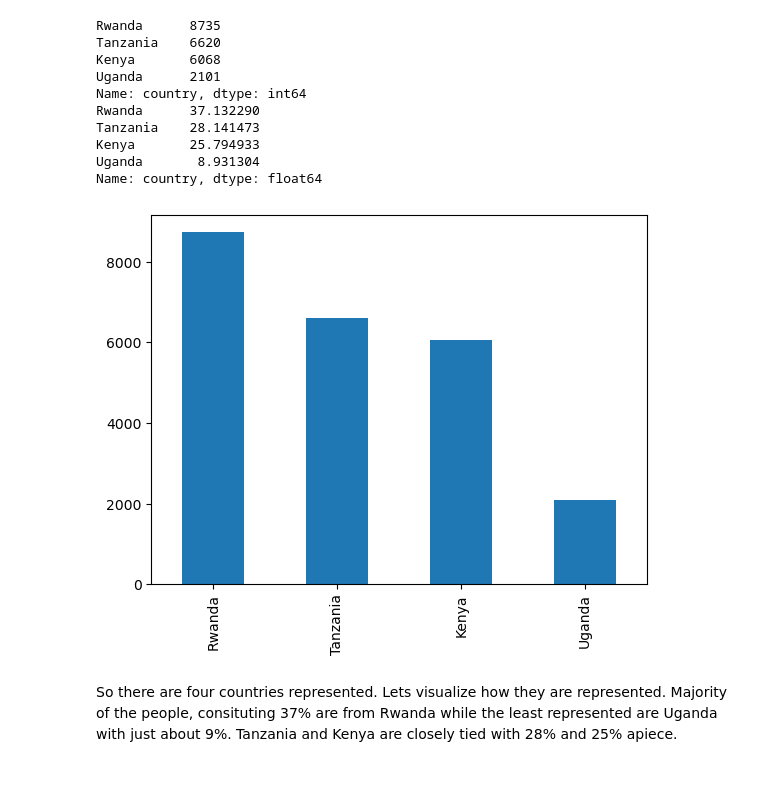
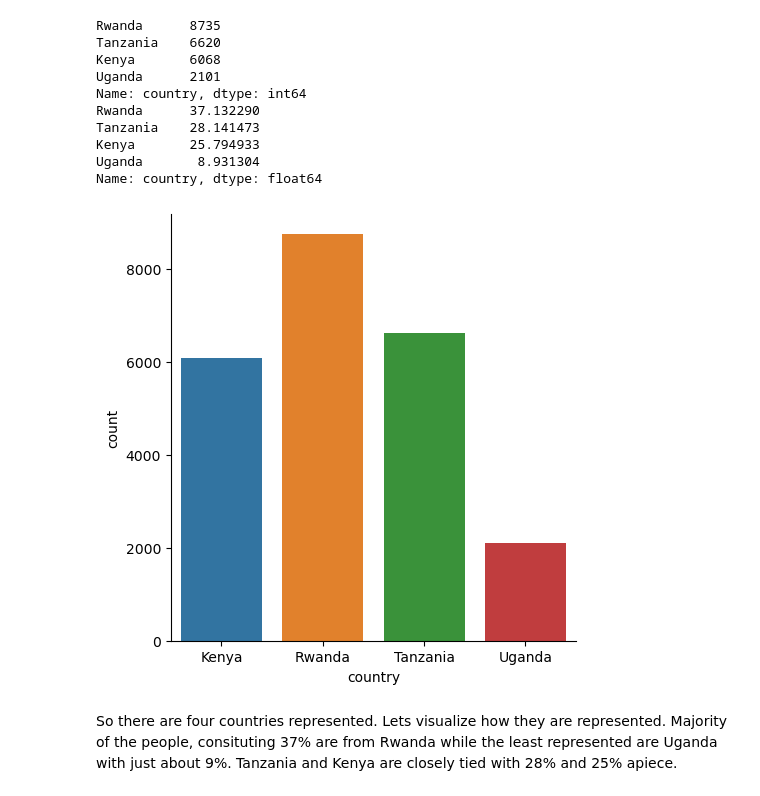
Before and after one commit to gidmak/financial_inclusion, a Jupyter notebook: EDA.ipynb, the cells around one changed output. Saved outputs shown, nothing was run; the diff lists cells and outputs as text; code cells hidden in the pictures.

Commit message:
Completed Exploratory Data Analysis

```diff
--- a/EDA.ipynb
+++ b/EDA.ipynb
@@ -173,10 +175,9 @@ Kenya       25.794933
 Uganda       8.931304
 Name: country, dtype: float64
 # %%
-people_per_country.plot(kind='bar')
-plt.show()
+sns.catplot(x="country", kind='count', data = df_train);
 # %% [output]
-[figure, old version]
+[figure, new version]
 # %% [markdown]
 So there are four countries represented. Lets visualize how they are represented. Majority of the people, consituting 37% are from Rwanda while the least represented are Uganda with just about 9%. Tanzania and Kenya are closely tied with 28% and 25% apiece.
 # %%
```
Also changed, not shown: parts of 30 cells of this notebook.
